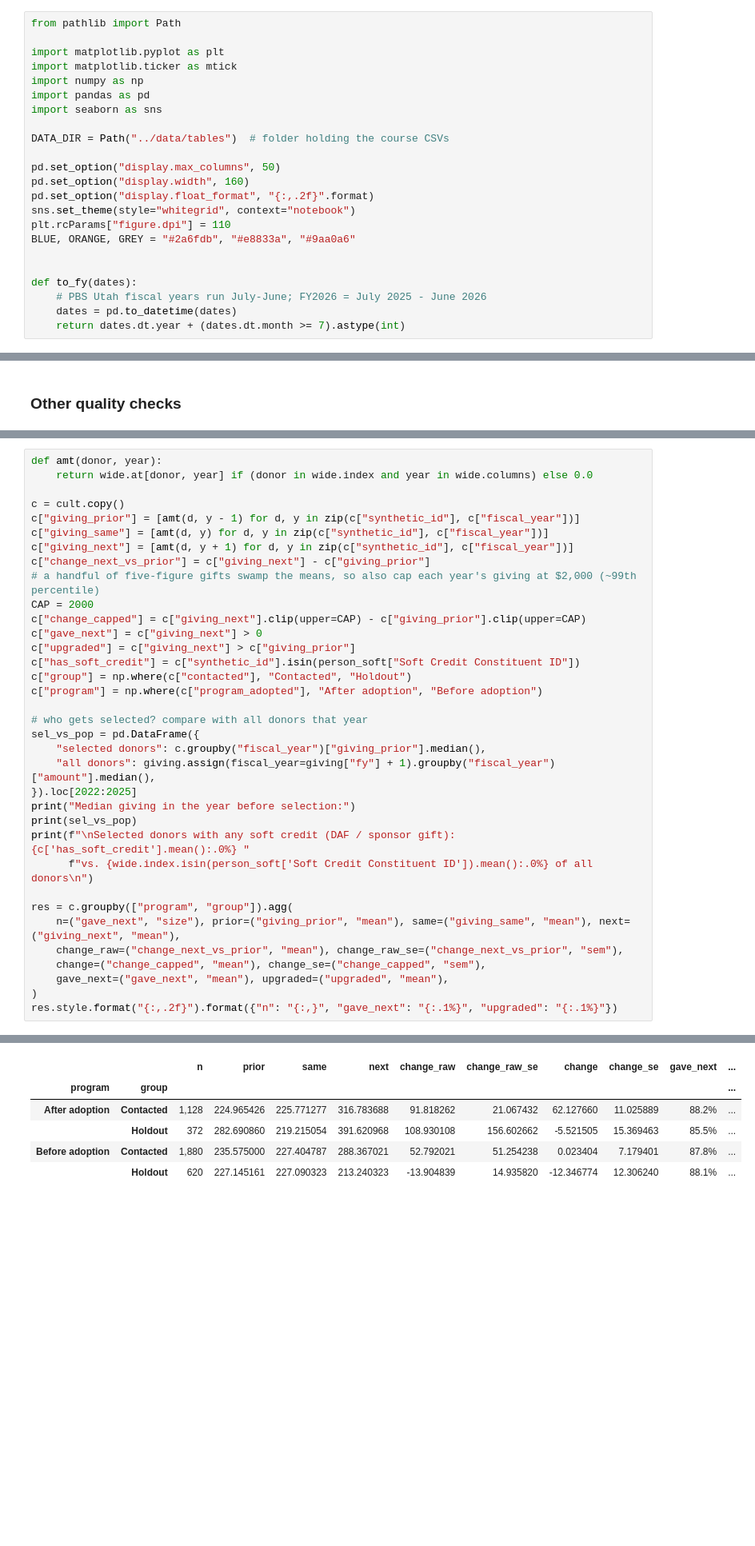
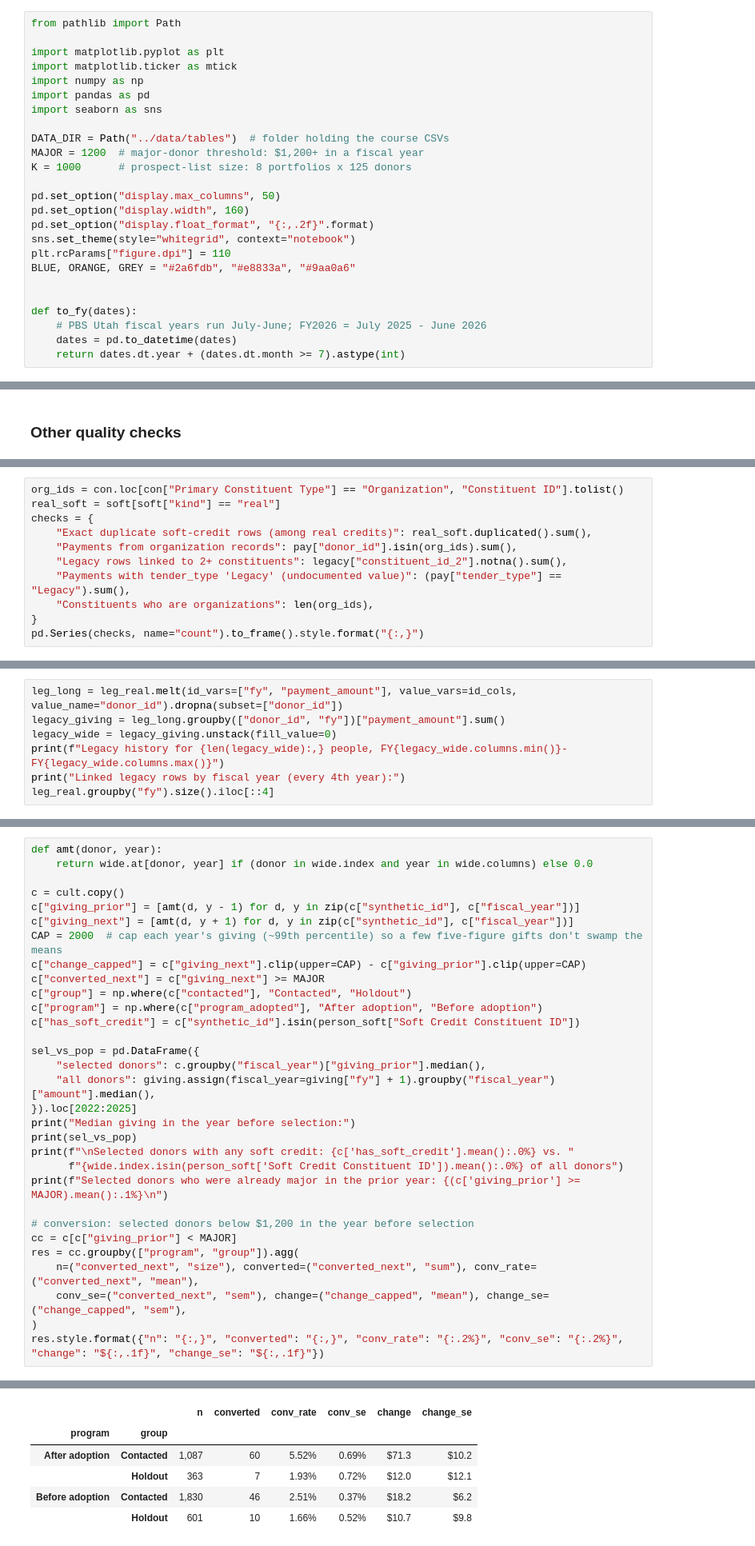
Before and after one commit to kateklinger6/MSBA_CAPSTONE_2, a Jupyter notebook: notebooks/EDA_PBS_Utah_Donors.ipynb, the cells around one changed output, grey strips where cells are left out. Shown at 80% size. Saved outputs shown, nothing was run; the diff lists cells and outputs as text; blank space fills up the shorter version.

```diff
--- a/notebooks/EDA_PBS_Utah_Donors.ipynb
+++ b/notebooks/EDA_PBS_Utah_Donors.ipynb
@@ -55,6 +56,8 @@ import pandas as pd
 import seaborn as sns
 
 DATA_DIR = Path("../data/tables")  # folder holding the course CSVs
+MAJOR = 1200  # major-donor threshold: $1,200+ in a fiscal year
+K = 1000      # prospect-list size: 8 portfolios x 125 donors
 
 pd.set_option("display.max_columns", 50)
 pd.set_option("display.width", 160)
@@ -668,0 +293,11 @@ The University of Utah giving fields are the exception. `Lifetime UofU Fundraisi
+# %%
+org_ids = con.loc[con["Primary Constituent Type"] == "Organization", "Constituent ID"].tolist()
+real_soft = soft[soft["kind"] == "real"]
+checks = {
+    "Exact duplicate soft-credit rows (among real credits)": real_soft.duplicated().sum(),
+    "Payments from organization records": pay["donor_id"].isin(org_ids).sum(),
+    "Legacy rows linked to 2+ constituents": legacy["constituent_id_2"].notna().sum(),
+    "Payments with tender_type 'Legacy' (undocumented value)": (pay["tender_type"] == "Legacy").sum(),
+    "Constituents who are organizations": len(org_ids),
+}
+pd.Series(checks, name="count").to_frame().style.format("{:,}")
@@ -668,0 +403,7 @@ The University of Utah giving fields are the exception. `Lifetime UofU Fundraisi
+# %%
+leg_long = leg_real.melt(id_vars=["fy", "payment_amount"], value_vars=id_cols, value_name="donor_id").dropna(subset=["donor_id"])
+legacy_giving = leg_long.groupby(["donor_id", "fy"])["payment_amount"].sum()
+legacy_wide = legacy_giving.unstack(fill_value=0)
+print(f"Legacy history for {len(legacy_wide):,} people, FY{legacy_wide.columns.min()}-FY{legacy_wide.columns.max()}")
+print("Linked legacy rows by fiscal year (every 4th year):")
+leg_real.groupby("fy").size().iloc[::4]
@@ -791,35 +909,31 @@ def amt(donor, year):
 
 c = cult.copy()
 c["giving_prior"] = [amt(d, y - 1) for d, y in zip(c["synthetic_id"], c["fiscal_year"])]
-c["giving_same"] = [amt(d, y) for d, y in zip(c["synthetic_id"], c["fiscal_year"])]
 c["giving_next"] = [amt(d, y + 1) for d, y in zip(c["synthetic_id"], c["fiscal_year"])]
-c["change_next_vs_prior"] = c["giving_next"] - c["giving_prior"]
-# a handful of five-figure gifts swamp the means, so also cap each year's giving at $2,000 (~99th percentile)
-CAP = 2000
+CAP = 2000  # cap each year's giving (~99th percentile) so a few five-figure gifts don't swamp the means
 c["change_capped"] = c["giving_next"].clip(upper=CAP) - c["giving_prior"].clip(upper=CAP)
-c["gave_next"] = c["giving_next"] > 0
-c["upgraded"] = c["giving_next"] > c["giving_prior"]
-c["has_soft_credit"] = c["synthetic_id"].isin(person_soft["Soft Credit Constituent ID"])
+c["converted_next"] = c["giving_next"] >= MAJOR
 c["group"] = np.where(c["contacted"], "Contacted", "Holdout")
 c["program"] = np.where(c["program_adopted"], "After adoption", "Before adoption")
+c["has_soft_credit"] = c["synthetic_id"].isin(person_soft["Soft Credit Constituent ID"])
 
-# who gets selected? compare with all donors that year
 sel_vs_pop = pd.DataFrame({
     "selected donors": c.groupby("fiscal_year")["giving_prior"].median(),
     "all donors": giving.assign(fiscal_year=giving["fy"] + 1).groupby("fiscal_year")["amount"].median(),
 }).loc[2022:2025]
 print("Median giving in the year before selection:")
 print(sel_vs_pop)
-print(f"\nSelected donors with any soft credit (DAF / sponsor gift): {c['has_soft_credit'].mean():.0%} "
-      f"vs. {wide.index.isin(person_soft['Soft Credit Constituent ID']).mean():.0%} of all donors\n")
+print(f"\nSelected donors with any soft credit: {c['has_soft_credit'].mean():.0%} vs. "
+      f"{wide.index.isin(person_soft['Soft Credit Constituent ID']).mean():.0%} of all donors")
+print(f"Selected donors who were already major in the prior year: {(c['giving_prior'] >= MAJOR).mean():.1%}\n")
 
-res = c.groupby(["program", "group"]).agg(
-    n=("gave_next", "size"), prior=("giving_prior", "mean"), same=("giving_same", "mean"), next=("giving_next", "mean"),
-    change_raw=("change_next_vs_prior", "mean"), change_raw_se=("change_next_vs_prior", "sem"),
-    change=("change_capped", "mean"), change_se=("change_capped", "sem"),
-    gave_next=("gave_next", "mean"), upgraded=("upgraded", "mean"),
+# conversion: selected donors below $1,200 in the year before selection
+cc = c[c["giving_prior"] < MAJOR]
+res = cc.groupby(["program", "group"]).agg(
+    n=("converted_next", "size"), converted=("converted_next", "sum"), conv_rate=("converted_next", "mean"),
+    conv_se=("converted_next", "sem"), change=("change_capped", "mean"), change_se=("change_capped", "sem"),
 )
-res.style.format("{:,.2f}").format({"n": "{:,}", "gave_next": "{:.1%}", "upgraded": "{:.1%}"})
+res.style.format({"n": "{:,}", "converted": "{:,}", "conv_rate": "{:.2%}", "conv_se": "{:.2%}", "change": "${:,.1f}", "change_se": "${:,.1f}"})
 # %% [output]
 Median giving in the year before selection:
              selected donors  all donors
@@ -833,7 +948,7 @@ Selected donors with any soft credit (DAF / sponsor gift): 33% vs. 4% of all don
-|  |  | n | prior | same | next | change_raw | change_raw_se | change | change_se | gave_next | ... |
-| program | group |  |  |  |  |  |  |  |  |  | ... |
-| After adoption | Contacted | 1,128 | 224.965426 | 225.771277 | 316.783688 | 91.818262 | 21.067432 | 62.127660 | 11.025889 | 88.2% | ... |
-|  | Holdout | 372 | 282.690860 | 219.215054 | 391.620968 | 108.930108 | 156.602662 | -5.521505 | 15.369463 | 85.5% | ... |
-| Before adoption | Contacted | 1,880 | 235.575000 | 227.404787 | 288.367021 | 52.792021 | 51.254238 | 0.023404 | 7.179401 | 87.8% | ... |
-|  | Holdout | 620 | 227.145161 | 227.090323 | 213.240323 | -13.904839 | 14.935820 | -12.346774 | 12.306240 | 88.1% | ... |
+|  |  | n | converted | conv_rate | conv_se | change | change_se |
+| program | group |  |  |  |  |  |  |
+| After adoption | Contacted | 1,087 | 60 | 5.52% | 0.69% | $71.3 | $10.2 |
+|  | Holdout | 363 | 7 | 1.93% | 0.72% | $12.0 | $12.1 |
+| Before adoption | Contacted | 1,830 | 46 | 2.51% | 0.37% | $18.2 | $6.2 |
+|  | Holdout | 601 | 10 | 1.66% | 0.52% | $10.7 | $9.8 |
 # %%
```
Also changed, not shown: parts of 97 cells of this notebook, 2 other files.
